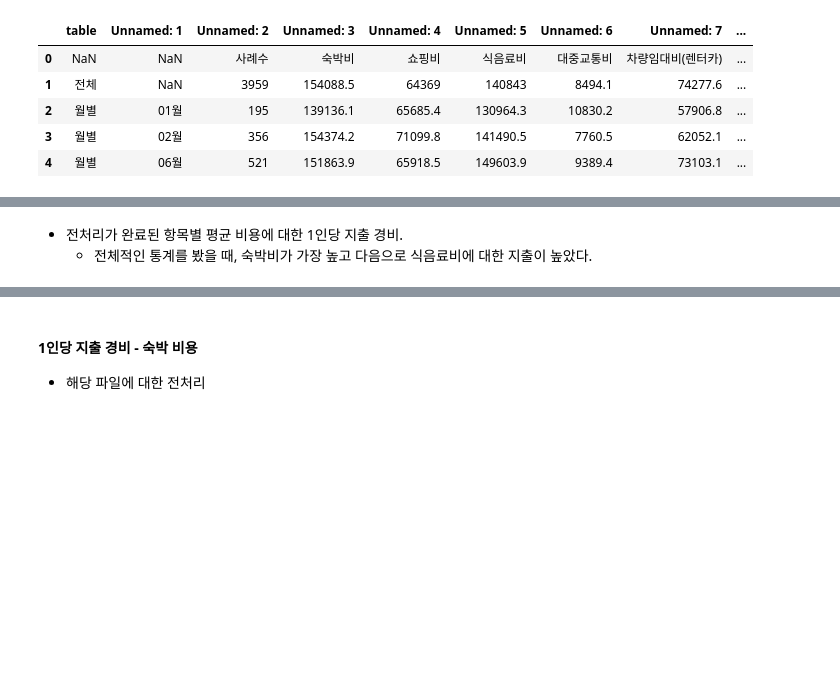
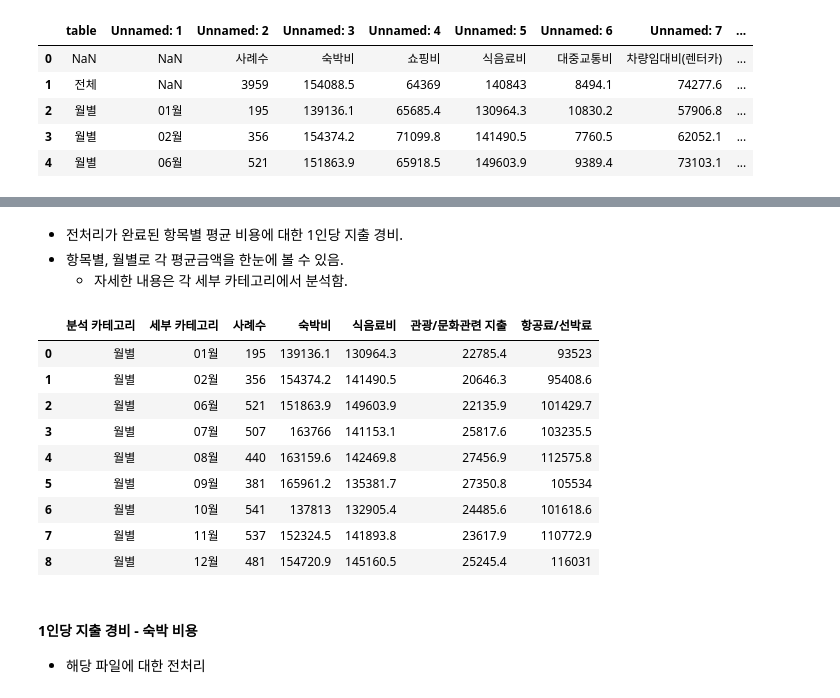
Before and after one commit to HaJeong-K/Jeju_project, a Jupyter notebook: 물가 전체 데이터.ipynb, the cells around one changed output, grey strips where cells are left out. Saved outputs shown, nothing was run; the diff lists cells and outputs as text; code cells hidden in the pictures; blank space fills up the shorter version.

```diff
--- a/물가 전체 데이터.ipynb
+++ b/물가 전체 데이터.ipynb
@@ -2330,10 +2379,6 @@ average_cost_2021
 | 39 | 방문횟수 | 3회 | 863 | 162536.1 | 65168.5 | 143699.9 | 8953 | 74282.3 | 25710.1 | 18885.1 | ... |
 | 40 | 방문횟수 | 4회 이상 | 1330 | 159049.3 | 68225.8 | 138451.9 | 10015 | 79608.5 | 23332.7 | 27873 | ... |
 | 41 | BASE : 문13=1 | NaN | NaN | NaN | NaN | NaN | NaN | NaN | NaN | NaN | ... |
-# %% [markdown]
-- 전처리가 완료된 항목별 평균 비용에 대한 1인당 지출 경비.
-  + 전체적인 통계를 봤을 때, 숙박비가 가장 높고 다음으로 식음료비에 대한 지출이
- 높았다.
 # %%
 average_cost_2021 = average_cost_2021.drop(index = range(9, 42)).reset_index(drop=True)
 
@@ -2349,6 +2394,26 @@ average_cost_2021
 | 6 | 월별 | 10월 | 541 | 137813 | 56773.3 | 132905.4 | 7653.2 | 73179.4 | 24485.6 | 16797 | ... |
 | 7 | 월별 | 11월 | 537 | 152324.5 | 60839.9 | 141893.8 | 8521.4 | 72084.9 | 23617.9 | 14013.2 | ... |
 | 8 | 월별 | 12월 | 481 | 154720.9 | 70661.1 | 145160.5 | 8240.6 | 71196.6 | 25245.4 | 23370.6 | ... |
+# %% [markdown]
+- 전처리가 완료된 항목별 평균 비용에 대한 1인당 지출 경비.
+- 항목별, 월별로 각 평균금액을 한눈에 볼 수 있음.
+  + 자세한 내용은 각 세부 카테고리에서 분석함.
+# %%
+columns_to_drop = ['쇼핑비', '대중교통비', '차량임대비(렌터카)', '오락/운동관련 지출', '기타비용']
+average_cost_2021 = average_cost_2021.drop(columns=columns_to_drop)
+
+average_cost_2021
+# %% [output]
+|  | 분석 카테고리 | 세부 카테고리 | 사례수 | 숙박비 | 식음료비 | 관광/문화관련 지출 | 항공료/선박료 |
+| 0 | 월별 | 01월 | 195 | 139136.1 | 130964.3 | 22785.4 | 93523 |
+| 1 | 월별 | 02월 | 356 | 154374.2 | 141490.5 | 20646.3 | 95408.6 |
+| 2 | 월별 | 06월 | 521 | 151863.9 | 149603.9 | 22135.9 | 101429.7 |
+| 3 | 월별 | 07월 | 507 | 163766 | 141153.1 | 25817.6 | 103235.5 |
+| 4 | 월별 | 08월 | 440 | 163159.6 | 142469.8 | 27456.9 | 112575.8 |
+| 5 | 월별 | 09월 | 381 | 165961.2 | 135381.7 | 27350.8 | 105534 |
+| 6 | 월별 | 10월 | 541 | 137813 | 132905.4 | 24485.6 | 101618.6 |
+| 7 | 월별 | 11월 | 537 | 152324.5 | 141893.8 | 23617.9 | 110772.9 |
+| 8 | 월별 | 12월 | 481 | 154720.9 | 145160.5 | 25245.4 | 116031 |
 # %% [markdown]
 #### 1인당 지출 경비 - 숙박 비용
 - 해당 파일에 대한 전처리
```
Also changed, not shown: parts of 32 cells of this notebook.
